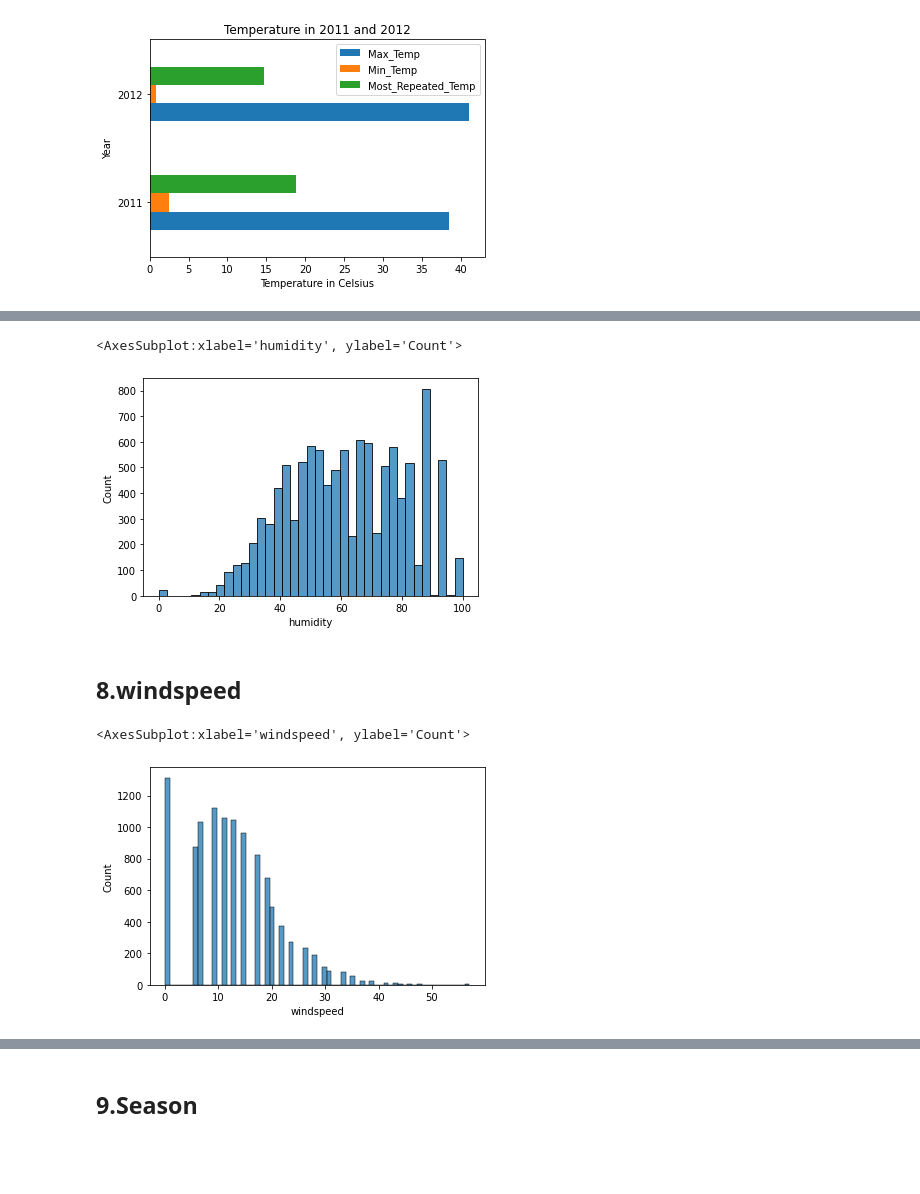
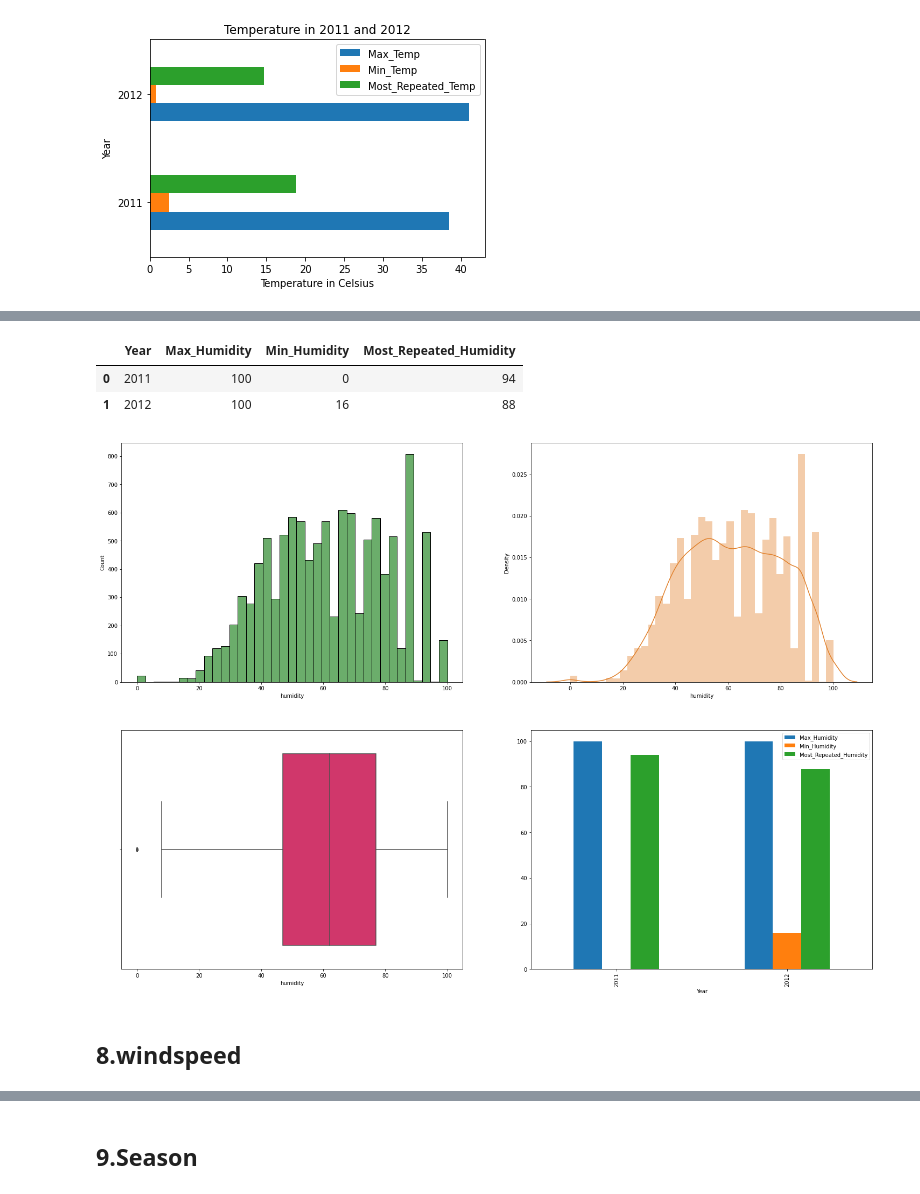
Before and after one commit to MayurNaktode/Bike-Sharing-Demand, a Jupyter notebook: Bike Sharing Demand.ipynb, the cells around one changed output, grey strips where cells are left out. Saved outputs shown, nothing was run; the diff lists cells and outputs as text; code cells hidden in the pictures; blank space fills up the shorter version.

```diff
--- a/Bike Sharing Demand.ipynb
+++ b/Bike Sharing Demand.ipynb
@@ -528,12 +554,37 @@ sns.histplot(df_bsd_train['atemp'])
+# %%
+max_humidity_2011 = max(df_bsd_train[year_2011]['humidity'])
+min_humidity_2011 = min(df_bsd_train[year_2011]['humidity'])
+most_repeated_humidity_2011 = df_bsd_train[year_2011]['humidity'].mode()[0]
+
+##====================================================
+
+max_humidity_2012 = max(df_bsd_train[year_2012]['humidity'])
+min_humidity_2012 = min(df_bsd_train[year_2012]['humidity'])
+most_repeated_humidity_2012 = df_bsd_train[year_2012]['humidity'].mode()[0]
+# %%
+Humidity_2011_2012 = {
+    "Year" : df_bsd_train['Year'].unique(),
+    "Max_Humidity" : [max_humidity_2011,max_humidity_2012],
+    "Min_Humidity" : [min_humidity_2011,min_humidity_2012],
+    "Most_Repeated_Humidity" : [most_repeated_humidity_2011,most_repeated_humidity_2012]
+}
+# %%
+Humidity_2011_2012 = pd.DataFrame(Humidity_2011_2012)
+Humidity_2011_2012
+# %% [output]
+|  | Year | Max_Humidity | Min_Humidity | Most_Repeated_Humidity |
+| 0 | 2011 | 100 | 0 | 94 |
+| 1 | 2012 | 100 | 16 | 88 |
 # %%
-sns.histplot(df_bsd_train['humidity'])
+fig, axarr = plt.subplots(2, 2, figsize=(25, 18))
+sns.histplot(df_bsd_train['humidity'],color="#3a923a",ax=axarr[0][0])
+
+sns.distplot(df_bsd_train['humidity'],color="#e1812c",ax=axarr[0][1])
+
+sns.boxplot(df_bsd_train['humidity'],color="#e91e63",ax=axarr[1][0])
+
+Humidity_2011_2012.plot(x="Year",y=["Max_Humidity","Min_Humidity","Most_Repeated_Humidity"],kind="bar",ax=axarr[1][1])
+
+plt.savefig("EDA_img\humidity20112012.png")
 # %% [output]
-<AxesSubplot:xlabel='humidity', ylabel='Count'>
-[figure, old version]
+[figure, new version]
-# %% [markdown]
-## 8.windspeed
-# %%
-sns.histplot(df_bsd_train['windspeed'])
-# %% [output]
-<AxesSubplot:xlabel='windspeed', ylabel='Count'>
-[figure, removed]
@@ -539,0 +599,2 @@ sns.histplot(df_bsd_train['windspeed'])
+# %% [markdown]
+## 8.windspeed
```
Also changed, not shown: parts of 34 cells of this notebook.
